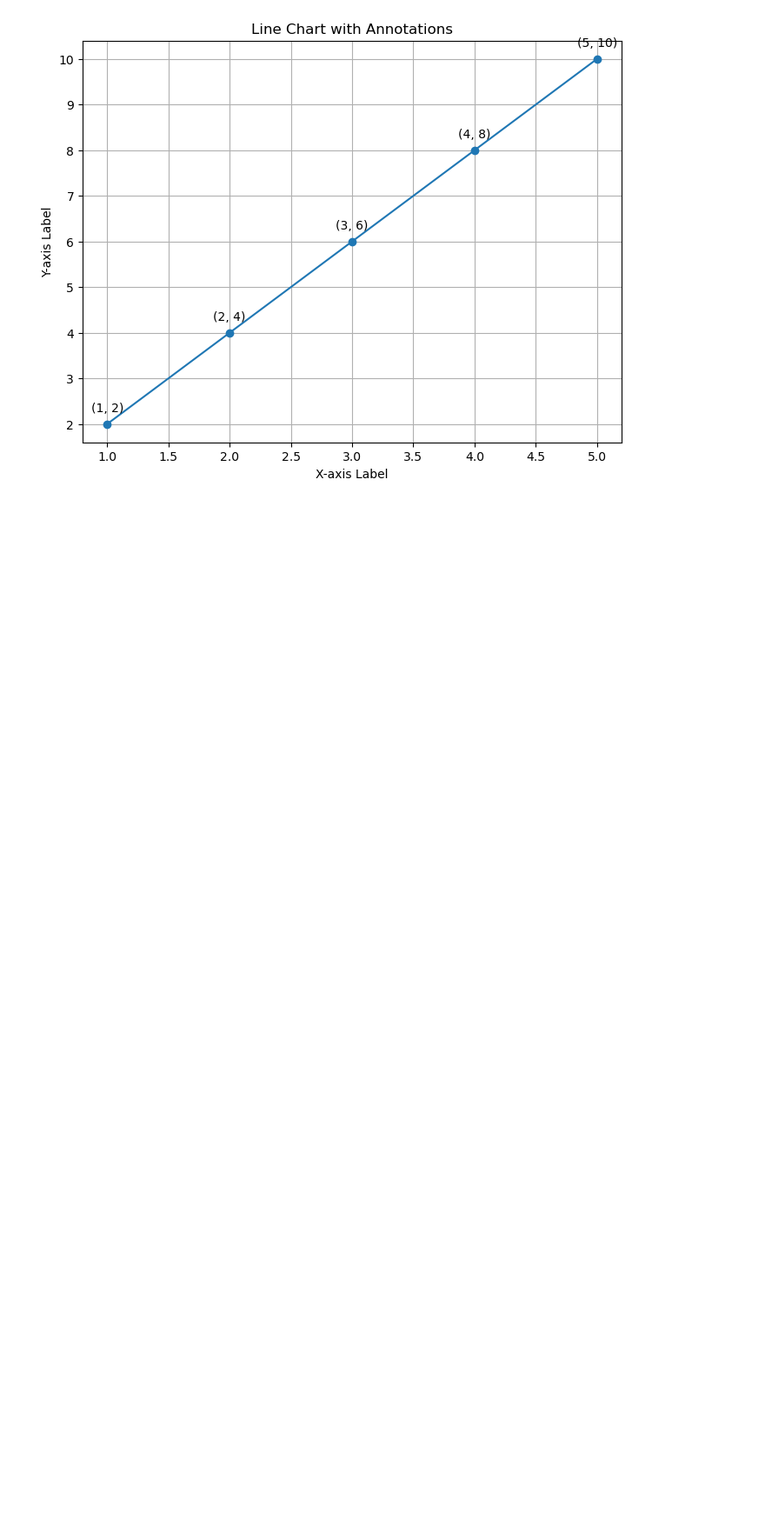
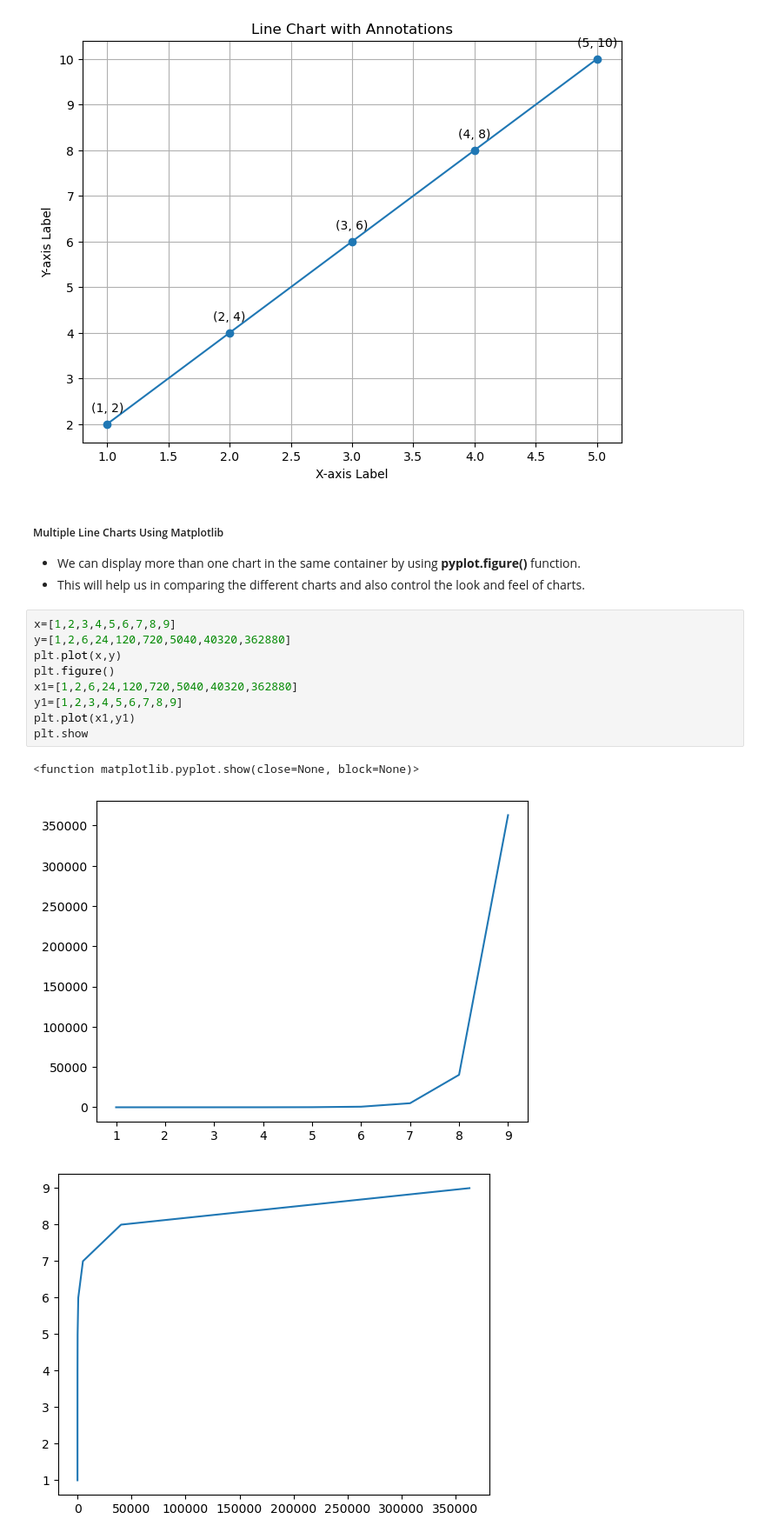
Before and after one commit to amiya2001/ML, a Jupyter notebook: matplotlib.ipynb, the cells around one changed output. Shown at 87% size. Drawn from its saved outputs; the diff is of its cells as text; blank space fills up the shorter version.

Commit message:
multiple line chart

```diff
--- a/matplotlib.ipynb
+++ b/matplotlib.ipynb
@@ -89,3 +89,21 @@ plt.grid(True)
 plt.show()
 # %% [output]
 [figure]
+# %% [markdown]
+##### Multiple Line Charts Using Matplotlib
+
+* We can display more than one chart in the same container by using __pyplot.figure()__ function.
+* This will help us in comparing the different charts and also control the look and feel of charts.
+# %%
+x=[1,2,3,4,5,6,7,8,9]
+y=[1,2,6,24,120,720,5040,40320,362880]
+plt.plot(x,y)
+plt.figure()
+x1=[1,2,6,24,120,720,5040,40320,362880]
+y1=[1,2,3,4,5,6,7,8,9]
+plt.plot(x1,y1)
+plt.show
+# %% [output]
+<function matplotlib.pyplot.show(close=None, block=None)>
+[figure, added]
+[figure, added]
```
